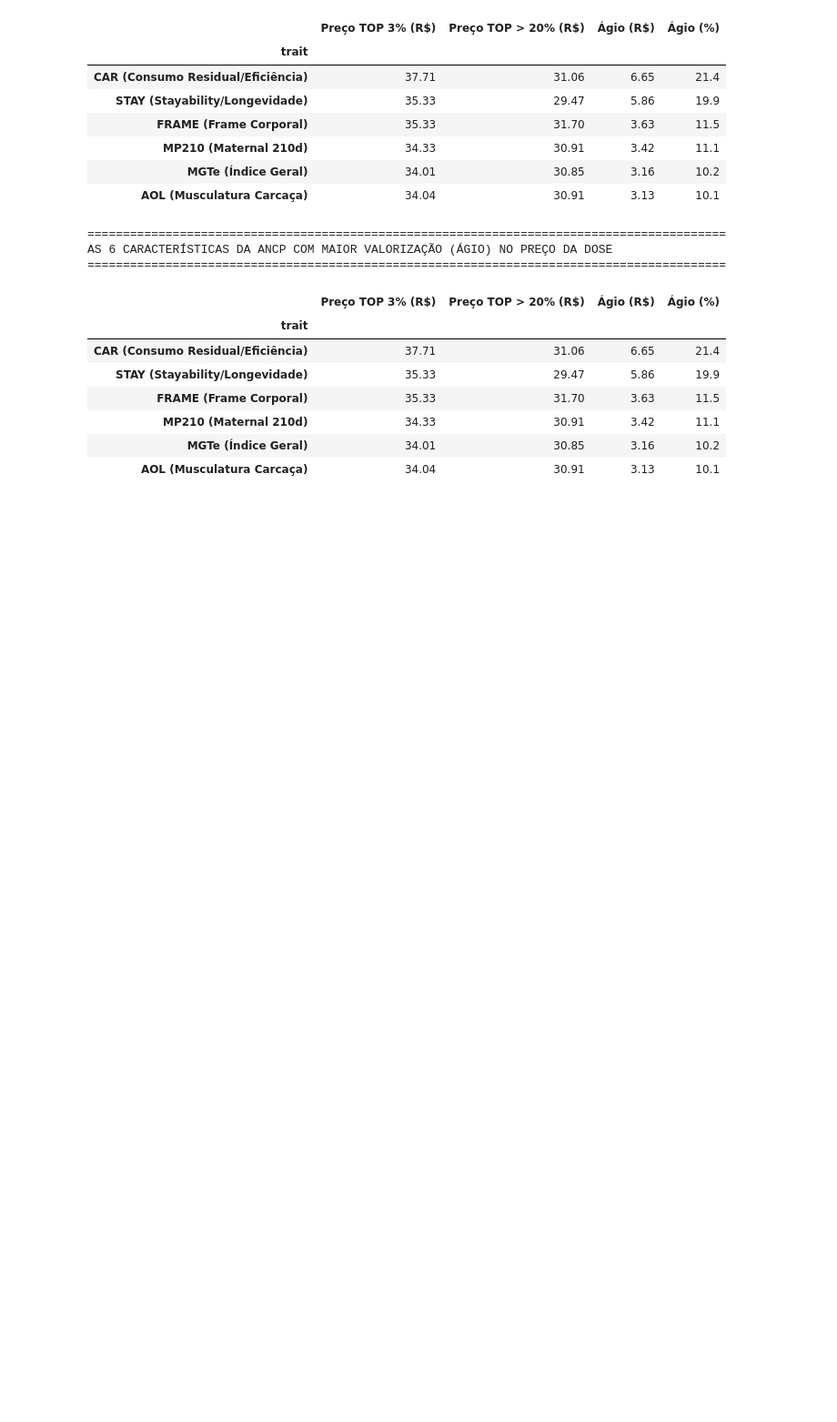
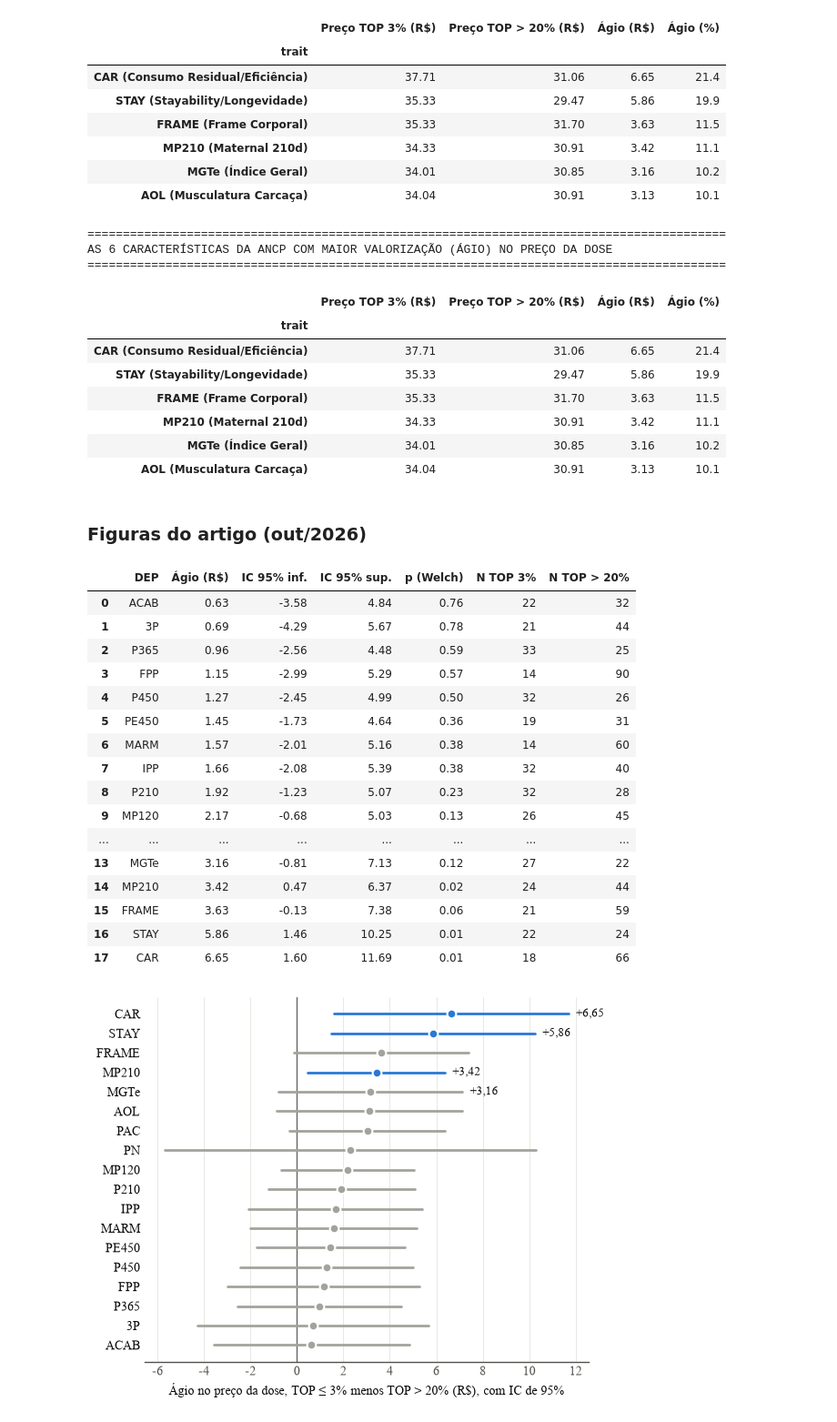
Before and after one commit to Sandro-IFTM/Rafael_Proj04, a Jupyter notebook: 04_descritiva_deps.ipynb, the cells around one changed output. Shown at 91% size. Drawn from its saved outputs; the diff is of its cells as text; code cells hidden in the pictures; blank space fills up the shorter version.

```diff
--- a/04_descritiva_deps.ipynb
+++ b/04_descritiva_deps.ipynb
@@ -538,3 +538,78 @@ AS 6 CARACTERÍSTICAS DA ANCP COM MAIOR VALORIZAÇÃO (ÁGIO) NO PREÇO DA DOSE
 | MP210 (Maternal 210d) | 34.33 | 30.91 | 3.42 | 11.1 |
 | MGTe (Índice Geral) | 34.01 | 30.85 | 3.16 | 10.2 |
 | AOL (Musculatura Carcaça) | 34.04 | 30.91 | 3.13 | 10.1 |
+# %% [markdown]
+### Figuras do artigo (out/2026)
+# %%
+# Revisão (out/2026): célula nova. Substitui os 4 gráficos em cascata (MGTe, CAR, AOL e ACAB) do artigo por uma
+#   figura única com o ágio de TODAS as 18 DEPs e seu intervalo de confiança: a cascata ligava médias de grupos
+#   diferentes de touros como se fossem passos somados e não mostrava a incerteza nem o tamanho dos grupos.
+from scipy import stats as st
+import os
+import matplotlib as mpl
+import matplotlib.pyplot as plt
+from matplotlib.ticker import FuncFormatter
+
+# Padrão visual das figuras do artigo: fonte do template (Times New Roman), vírgula decimal, eixos discretos,
+#   uma cor de destaque (azul) e cinza para o restante; o título fica só na legenda do artigo.
+AZUL, LARANJA, VERDE_AGUA = '#2a78d6', '#eb6834', '#1baf7a'
+CINZA, TINTA, TINTA_2 = '#a3a29c', '#0b0b0b', '#52514e'
+mpl.rcParams.update({
+    'font.family': 'serif', 'font.serif': ['Times New Roman', 'DejaVu Serif'], 'font.size': 10,
+    'axes.edgecolor': TINTA_2, 'axes.labelcolor': TINTA, 'xtick.color': TINTA_2, 'ytick.color': TINTA,
+    'axes.spines.top': False, 'axes.spines.right': False, 'axes.grid': True, 'axes.grid.axis': 'x',
+    'grid.color': '#e4e3df', 'axes.axisbelow': True, 'grid.linewidth': 0.6, 'savefig.dpi': 300, 'savefig.bbox': 'tight',
+})
+virgula = lambda casas: FuncFormatter(lambda v, _: f'{v:.{casas}f}'.replace('.', ','))
+os.makedirs('Figuras', exist_ok=True)
+
+linhas = []
+for nome, top in traits.items():
+    faixa = df_valid[top].apply(faixa_tops)
+    elite = df_valid.loc[faixa == 'TOP 3%', 'SEMEM']
+    comercial = df_valid.loc[faixa == 'TOP > 20%', 'SEMEM']
+    teste = st.ttest_ind(elite, comercial, equal_var=False)  # Welch: variâncias diferentes entre as classes
+    ic = teste.confidence_interval(0.95)
+    linhas.append({'DEP': top.replace('_TOP', ''), 'Ágio (R$)': elite.mean() - comercial.mean(),
+                   'IC 95% inf.': ic.low, 'IC 95% sup.': ic.high, 'p (Welch)': teste.pvalue,
+                   'N TOP 3%': len(elite), 'N TOP > 20%': len(comercial)})
+df_agio_ic = pd.DataFrame(linhas).sort_values('Ágio (R$)').reset_index(drop=True)
+display(df_agio_ic.round(3))
+
+fig, ax = plt.subplots(figsize=(6.3, 5.2))
+ax.axvline(0, color=TINTA_2, linewidth=0.8)
+for i, r in df_agio_ic.iterrows():
+    destaque = r['IC 95% inf.'] > 0 or r['IC 95% sup.'] < 0
+    cor = AZUL if destaque else CINZA
+    ax.plot([r['IC 95% inf.'], r['IC 95% sup.']], [i, i], color=cor, linewidth=2, solid_capstyle='round')
+    ax.plot(r['Ágio (R$)'], i, 'o', color=cor, markersize=7, markeredgecolor='white', markeredgewidth=1.5)
+    if destaque or r['DEP'] == 'MGTe':
+        ax.annotate(f"{r['Ágio (R$)']:+.2f}".replace('.', ','), (r['IC 95% sup.'], i), xytext=(6, 0),
+                    textcoords='offset points', va='center', fontsize=9, color=TINTA)
+ax.set_yticks(range(len(df_agio_ic)), df_agio_ic['DEP'])
+ax.xaxis.set_major_locator(mpl.ticker.MultipleLocator(2))
+ax.xaxis.set_major_formatter(virgula(0))
+ax.set_xlabel('Ágio no preço da dose, TOP ≤ 3% menos TOP > 20% (R$), com IC de 95%')
+ax.tick_params(axis='y', length=0)
+ax.spines['left'].set_visible(False)
+fig.savefig('Figuras/fig_agio_deps_ic95.png')
+plt.show()
+# %% [output]
+|  | DEP | Ágio (R$) | IC 95% inf. | IC 95% sup. | p (Welch) | N TOP 3% | N TOP > 20% |
+| 0 | ACAB | 0.63 | -3.58 | 4.84 | 0.76 | 22 | 32 |
+| 1 | 3P | 0.69 | -4.29 | 5.67 | 0.78 | 21 | 44 |
+| 2 | P365 | 0.96 | -2.56 | 4.48 | 0.59 | 33 | 25 |
+| 3 | FPP | 1.15 | -2.99 | 5.29 | 0.57 | 14 | 90 |
+| 4 | P450 | 1.27 | -2.45 | 4.99 | 0.50 | 32 | 26 |
+| 5 | PE450 | 1.45 | -1.73 | 4.64 | 0.36 | 19 | 31 |
+| 6 | MARM | 1.57 | -2.01 | 5.16 | 0.38 | 14 | 60 |
+| 7 | IPP | 1.66 | -2.08 | 5.39 | 0.38 | 32 | 40 |
+| 8 | P210 | 1.92 | -1.23 | 5.07 | 0.23 | 32 | 28 |
+| 9 | MP120 | 2.17 | -0.68 | 5.03 | 0.13 | 26 | 45 |
+| ... | ... | ... | ... | ... | ... | ... | ... |
+| 13 | MGTe | 3.16 | -0.81 | 7.13 | 0.12 | 27 | 22 |
+| 14 | MP210 | 3.42 | 0.47 | 6.37 | 0.02 | 24 | 44 |
+| 15 | FRAME | 3.63 | -0.13 | 7.38 | 0.06 | 21 | 59 |
+| 16 | STAY | 5.86 | 1.46 | 10.25 | 0.01 | 22 | 24 |
+| 17 | CAR | 6.65 | 1.60 | 11.69 | 0.01 | 18 | 66 |
+[figure, added]
```
Also changed, not shown: 4 other files.
